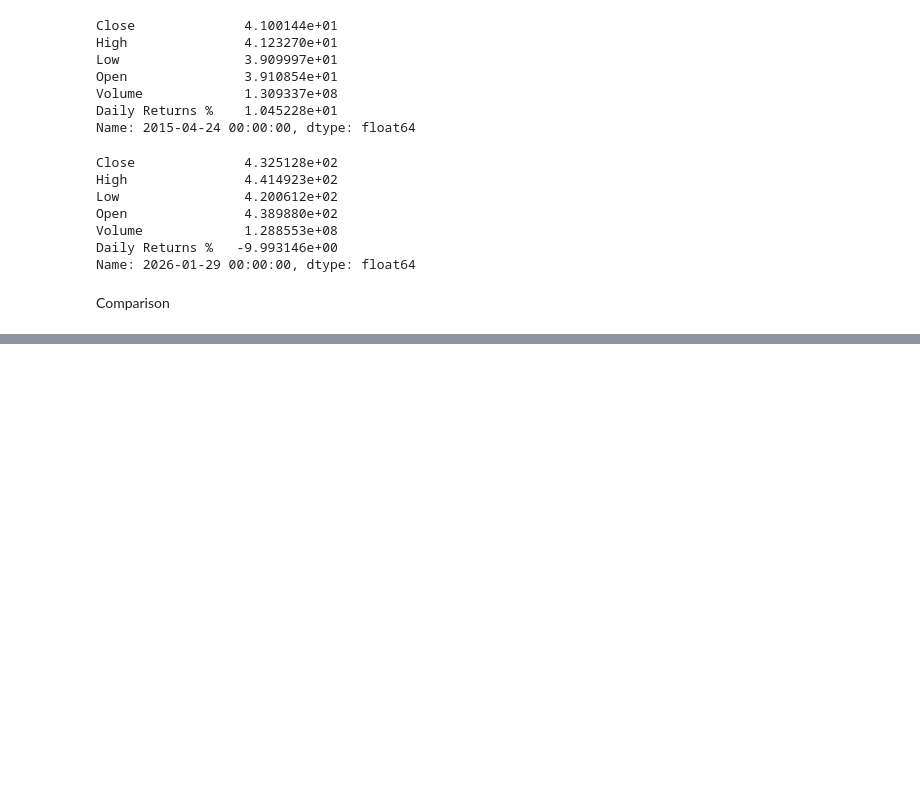
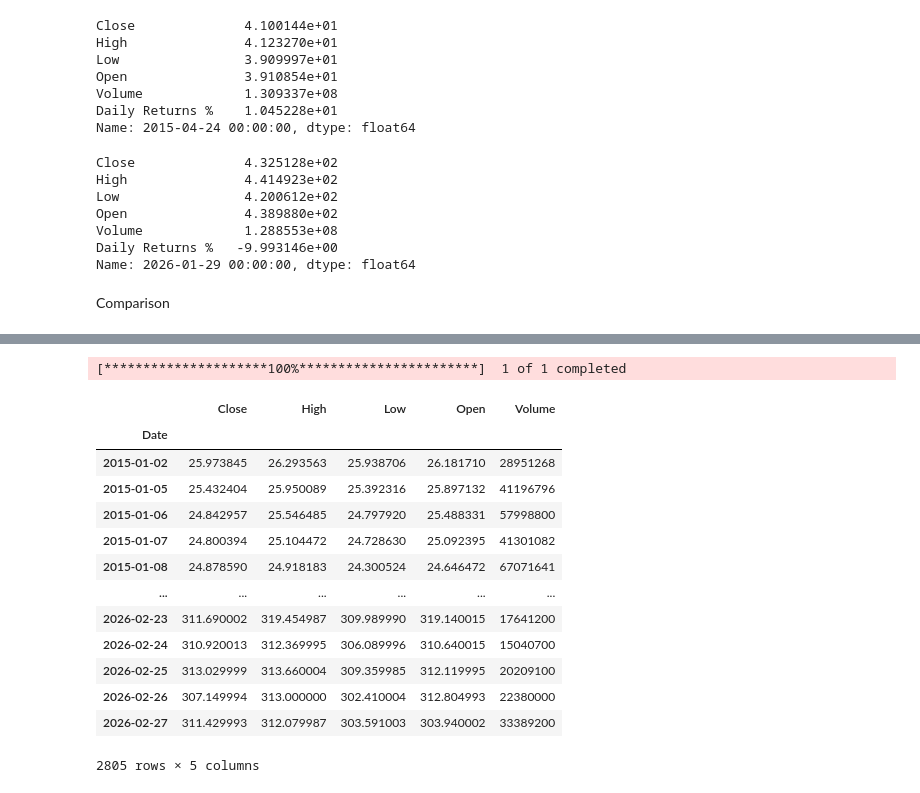
Before and after one commit to Akhil-Ullas/Apple-Stock-Analysis, a Jupyter notebook: msft_main.ipynb, the cells around one changed output, grey strips where cells are left out. Saved outputs shown, nothing was run; the diff lists cells and outputs as text; code cells hidden in the pictures; blank space fills up the shorter version.

```diff
--- a/msft_main.ipynb
+++ b/msft_main.ipynb
@@ -214,0 +251,21 @@ Comparison
+# %%
+# Google
+google_data=yf.download('GOOG',start='2015-01-01',end='2026-03-01')
+google_data.columns=[col[0] for col in google_data.columns]
+google_data
+# %% [output]
+[*********************100%***********************]  1 of 1 completed
+|  | Close | High | Low | Open | Volume |
+| Date |  |  |  |  |  |
+| 2015-01-02 | 25.973845 | 26.293563 | 25.938706 | 26.181710 | 28951268 |
+| 2015-01-05 | 25.432404 | 25.950089 | 25.392316 | 25.897132 | 41196796 |
+| 2015-01-06 | 24.842957 | 25.546485 | 24.797920 | 25.488331 | 57998800 |
+| 2015-01-07 | 24.800394 | 25.104472 | 24.728630 | 25.092395 | 41301082 |
+| 2015-01-08 | 24.878590 | 24.918183 | 24.300524 | 24.646472 | 67071641 |
+| ... | ... | ... | ... | ... | ... |
+| 2026-02-23 | 311.690002 | 319.454987 | 309.989990 | 319.140015 | 17641200 |
+| 2026-02-24 | 310.920013 | 312.369995 | 306.089996 | 310.640015 | 15040700 |
+| 2026-02-25 | 313.029999 | 313.660004 | 309.359985 | 312.119995 | 20209100 |
+| 2026-02-26 | 307.149994 | 313.000000 | 302.410004 | 312.804993 | 22380000 |
+| 2026-02-27 | 311.429993 | 312.079987 | 303.591003 | 303.940002 | 33389200 |
+2805 rows × 5 columns
```
Also changed, not shown: parts of 19 cells of this notebook.
